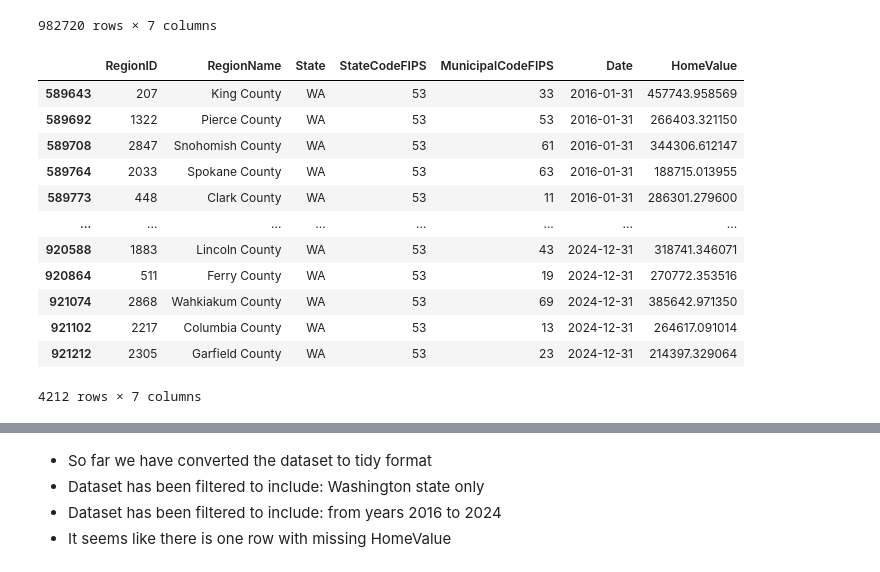
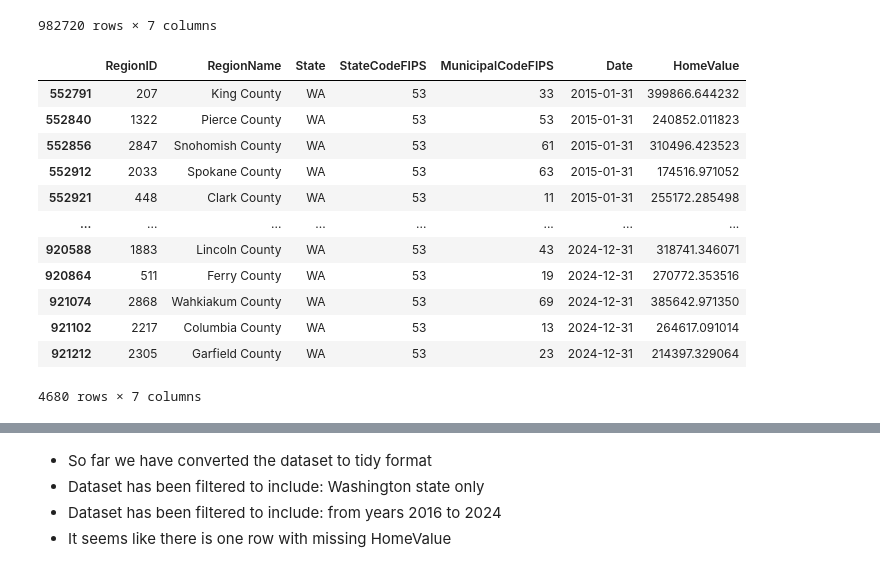
Before and after one commit to binay8/wa-housing, a Jupyter notebook: code/01_data_preparation.ipynb, the cells around one changed output, grey strips where cells are left out. Saved outputs shown, nothing was run; the diff lists cells and outputs as text; code cells hidden in the pictures.

```diff
--- a/code/01_data_preparation.ipynb
+++ b/code/01_data_preparation.ipynb
@@ -93,23 +94,23 @@ housing_tidy
 # %%
 wa_housing = housing_tidy[
     (housing_tidy["State"] == "WA") &
-    (housing_tidy["Date"].dt.year.between(2016, 2024))
+    (housing_tidy["Date"].dt.year.between(2015, 2024))
 ].copy()
 wa_housing
 # %% [output]
 |  | RegionID | RegionName | State | StateCodeFIPS | MunicipalCodeFIPS | Date | HomeValue |
-| 589643 | 207 | King County | WA | 53 | 33 | 2016-01-31 | 457743.958569 |
-| 589692 | 1322 | Pierce County | WA | 53 | 53 | 2016-01-31 | 266403.321150 |
-| 589708 | 2847 | Snohomish County | WA | 53 | 61 | 2016-01-31 | 344306.612147 |
-| 589764 | 2033 | Spokane County | WA | 53 | 63 | 2016-01-31 | 188715.013955 |
-| 589773 | 448 | Clark County | WA | 53 | 11 | 2016-01-31 | 286301.279600 |
+| 552791 | 207 | King County | WA | 53 | 33 | 2015-01-31 | 399866.644232 |
+| 552840 | 1322 | Pierce County | WA | 53 | 53 | 2015-01-31 | 240852.011823 |
+| 552856 | 2847 | Snohomish County | WA | 53 | 61 | 2015-01-31 | 310496.423523 |
+| 552912 | 2033 | Spokane County | WA | 53 | 63 | 2015-01-31 | 174516.971052 |
+| 552921 | 448 | Clark County | WA | 53 | 11 | 2015-01-31 | 255172.285498 |
 | ... | ... | ... | ... | ... | ... | ... | ... |
 | 920588 | 1883 | Lincoln County | WA | 53 | 43 | 2024-12-31 | 318741.346071 |
 | 920864 | 511 | Ferry County | WA | 53 | 19 | 2024-12-31 | 270772.353516 |
 | 921074 | 2868 | Wahkiakum County | WA | 53 | 69 | 2024-12-31 | 385642.971350 |
 | 921102 | 2217 | Columbia County | WA | 53 | 13 | 2024-12-31 | 264617.091014 |
 | 921212 | 2305 | Garfield County | WA | 53 | 23 | 2024-12-31 | 214397.329064 |
-4212 rows × 7 columns
+4680 rows × 7 columns
 # %%
 print("Shape:", wa_housing.shape)
 print("Total County (RegionName):",wa_housing["RegionName"].nunique())
```
Also changed, not shown: parts of 11 cells of this notebook, 1 other file.
